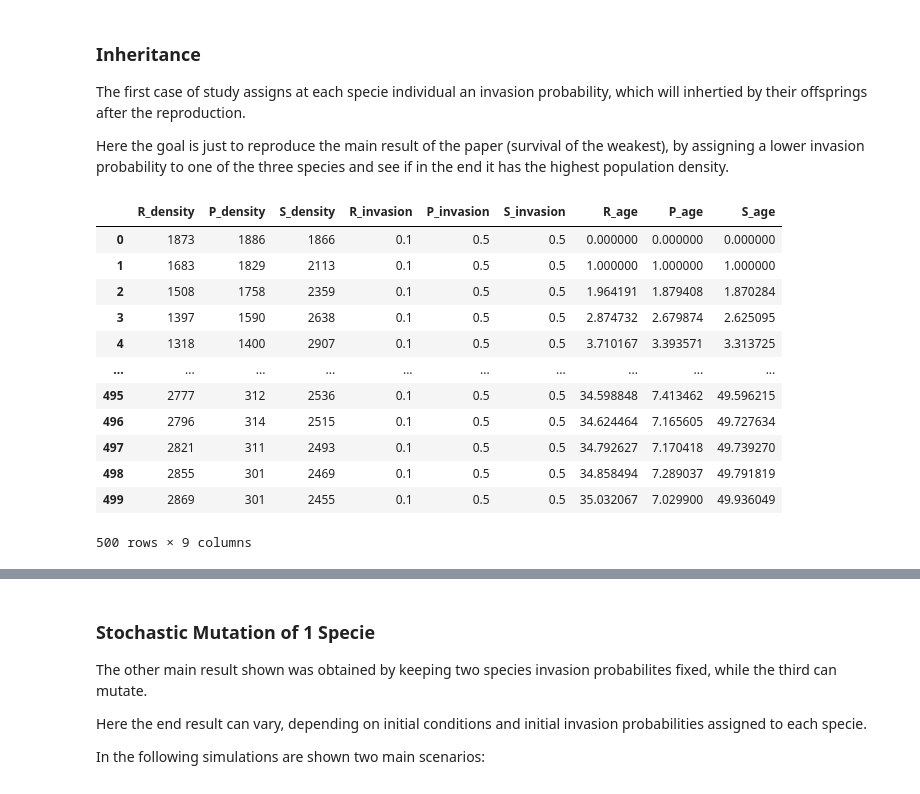
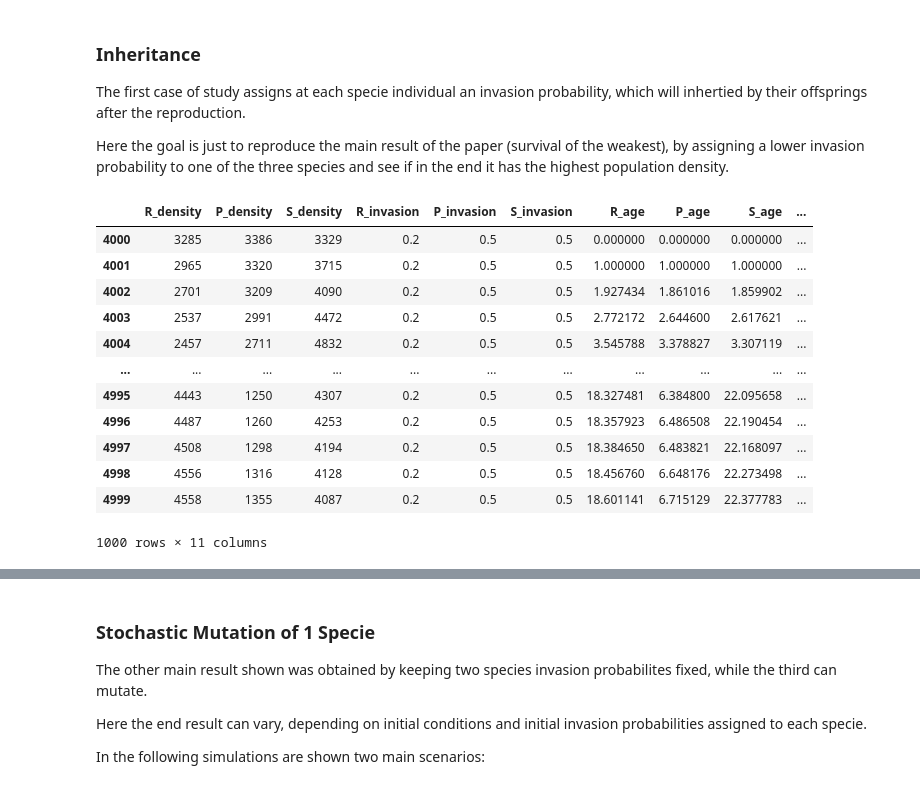
Before and after one commit to FedericoBustaffa/grps, a Jupyter notebook: notebook.ipynb, the cells around one changed output, grey strips where cells are left out. Cells and saved outputs as stored; diff of their text form; code cells hidden in the pictures.

```diff
--- a/notebook.ipynb
+++ b/notebook.ipynb
@@ -124,36 +118,26 @@ Here the goal is just to reproduce the main result of the paper (survival of the
 weakest), by assigning a lower invasion probability to one of the three species
 and see if in the end it has the highest population density.
 # %%
-policies = {
-    "rock": evo.Inheritance(),
-    "paper": evo.Inheritance(),
-    "scissors": evo.Inheritance(),
-}
-
-model = RPSModel(
-    dim=dim,
-    policies=policies,
-    initial_invasions=[0.1, 0.5, 0.5],
-    rng=42,
-)
-
-model.run_for(epochs, verbose=False)
-data = model.datacollector.get_model_vars_dataframe()
+data = pd.read_csv("results/inheritance.csv")
+data = data[(data["seed"] == 0) & (data["grid_dim"] == 100)]
+data = data[abs(data["R_invasion"] - 0.2) < 0.01]
+data = data[data["P_invasion"] == 0.5]
+data = data[data["S_invasion"] == 0.5]
 data
 # %% [output]
-|  | R_density | P_density | S_density | R_invasion | P_invasion | S_invasion | R_age | P_age | S_age |
-| 0 | 1873 | 1886 | 1866 | 0.1 | 0.5 | 0.5 | 0.000000 | 0.000000 | 0.000000 |
-| 1 | 1683 | 1829 | 2113 | 0.1 | 0.5 | 0.5 | 1.000000 | 1.000000 | 1.000000 |
-| 2 | 1508 | 1758 | 2359 | 0.1 | 0.5 | 0.5 | 1.964191 | 1.879408 | 1.870284 |
-| 3 | 1397 | 1590 | 2638 | 0.1 | 0.5 | 0.5 | 2.874732 | 2.679874 | 2.625095 |
-| 4 | 1318 | 1400 | 2907 | 0.1 | 0.5 | 0.5 | 3.710167 | 3.393571 | 3.313725 |
-| ... | ... | ... | ... | ... | ... | ... | ... | ... | ... |
-| 495 | 2777 | 312 | 2536 | 0.1 | 0.5 | 0.5 | 34.598848 | 7.413462 | 49.596215 |
-| 496 | 2796 | 314 | 2515 | 0.1 | 0.5 | 0.5 | 34.624464 | 7.165605 | 49.727634 |
-| 497 | 2821 | 311 | 2493 | 0.1 | 0.5 | 0.5 | 34.792627 | 7.170418 | 49.739270 |
-| 498 | 2855 | 301 | 2469 | 0.1 | 0.5 | 0.5 | 34.858494 | 7.289037 | 49.791819 |
-| 499 | 2869 | 301 | 2455 | 0.1 | 0.5 | 0.5 | 35.032067 | 7.029900 | 49.936049 |
+|  | R_density | P_density | S_density | R_invasion | P_invasion | S_invasion | R_age | P_age | S_age | ... |
+| 4000 | 3285 | 3386 | 3329 | 0.2 | 0.5 | 0.5 | 0.000000 | 0.000000 | 0.000000 | ... |
+| 4001 | 2965 | 3320 | 3715 | 0.2 | 0.5 | 0.5 | 1.000000 | 1.000000 | 1.000000 | ... |
+| 4002 | 2701 | 3209 | 4090 | 0.2 | 0.5 | 0.5 | 1.927434 | 1.861016 | 1.859902 | ... |
+| 4003 | 2537 | 2991 | 4472 | 0.2 | 0.5 | 0.5 | 2.772172 | 2.644600 | 2.617621 | ... |
+| 4004 | 2457 | 2711 | 4832 | 0.2 | 0.5 | 0.5 | 3.545788 | 3.378827 | 3.307119 | ... |
+| ... | ... | ... | ... | ... | ... | ... | ... | ... | ... | ... |
+| 4995 | 4443 | 1250 | 4307 | 0.2 | 0.5 | 0.5 | 18.327481 | 6.384800 | 22.095658 | ... |
+| 4996 | 4487 | 1260 | 4253 | 0.2 | 0.5 | 0.5 | 18.357923 | 6.486508 | 22.190454 | ... |
+| 4997 | 4508 | 1298 | 4194 | 0.2 | 0.5 | 0.5 | 18.384650 | 6.483821 | 22.168097 | ... |
+| 4998 | 4556 | 1316 | 4128 | 0.2 | 0.5 | 0.5 | 18.456760 | 6.648176 | 22.273498 | ... |
+| 4999 | 4558 | 1355 | 4087 | 0.2 | 0.5 | 0.5 | 18.601141 | 6.715129 | 22.377783 | ... |
-500 rows × 9 columns
+1000 rows × 11 columns
 # %%
 plot_densities(data)
 # %% [output]
```
Also changed, not shown: parts of 7 cells of this notebook, 13 other files.
